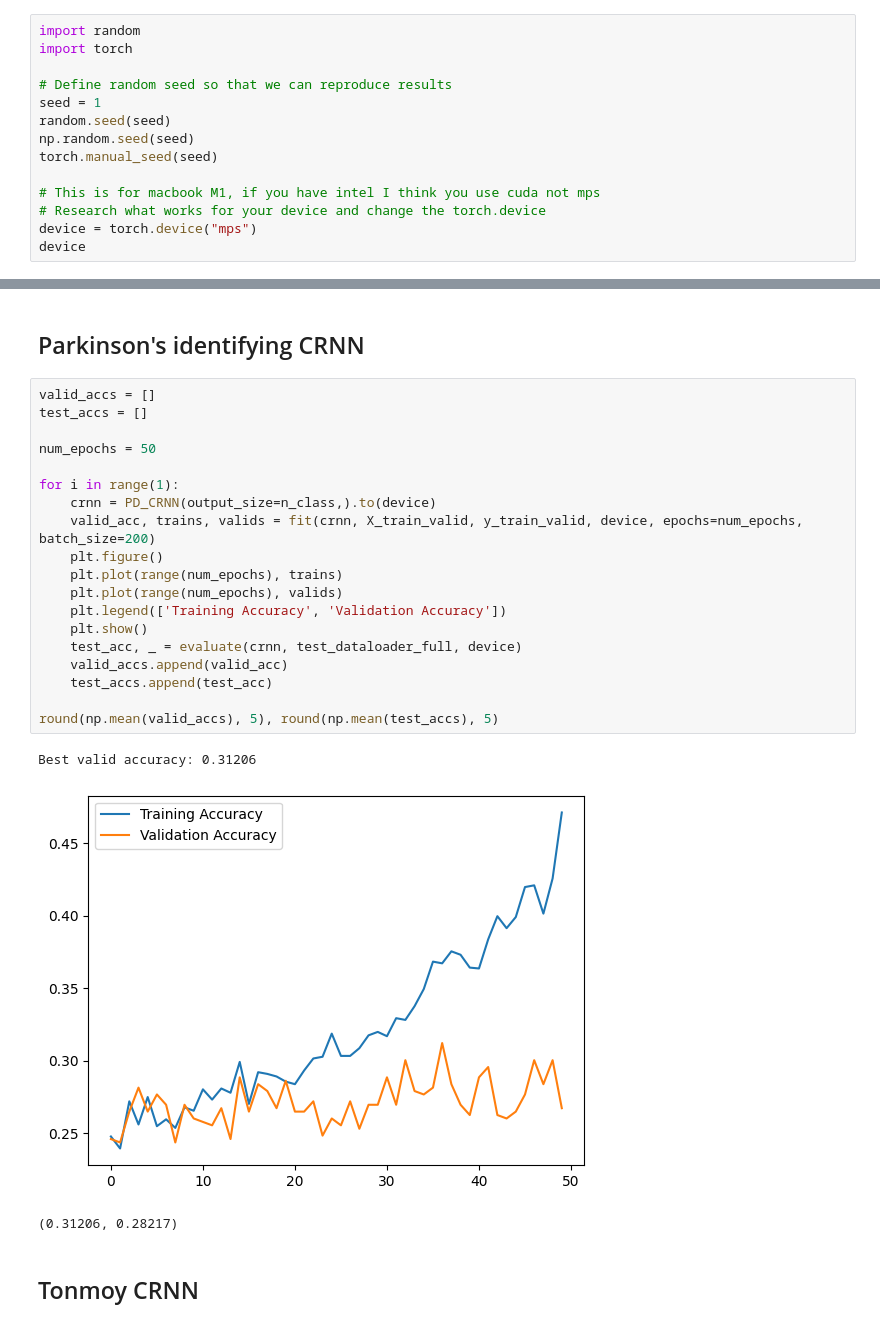
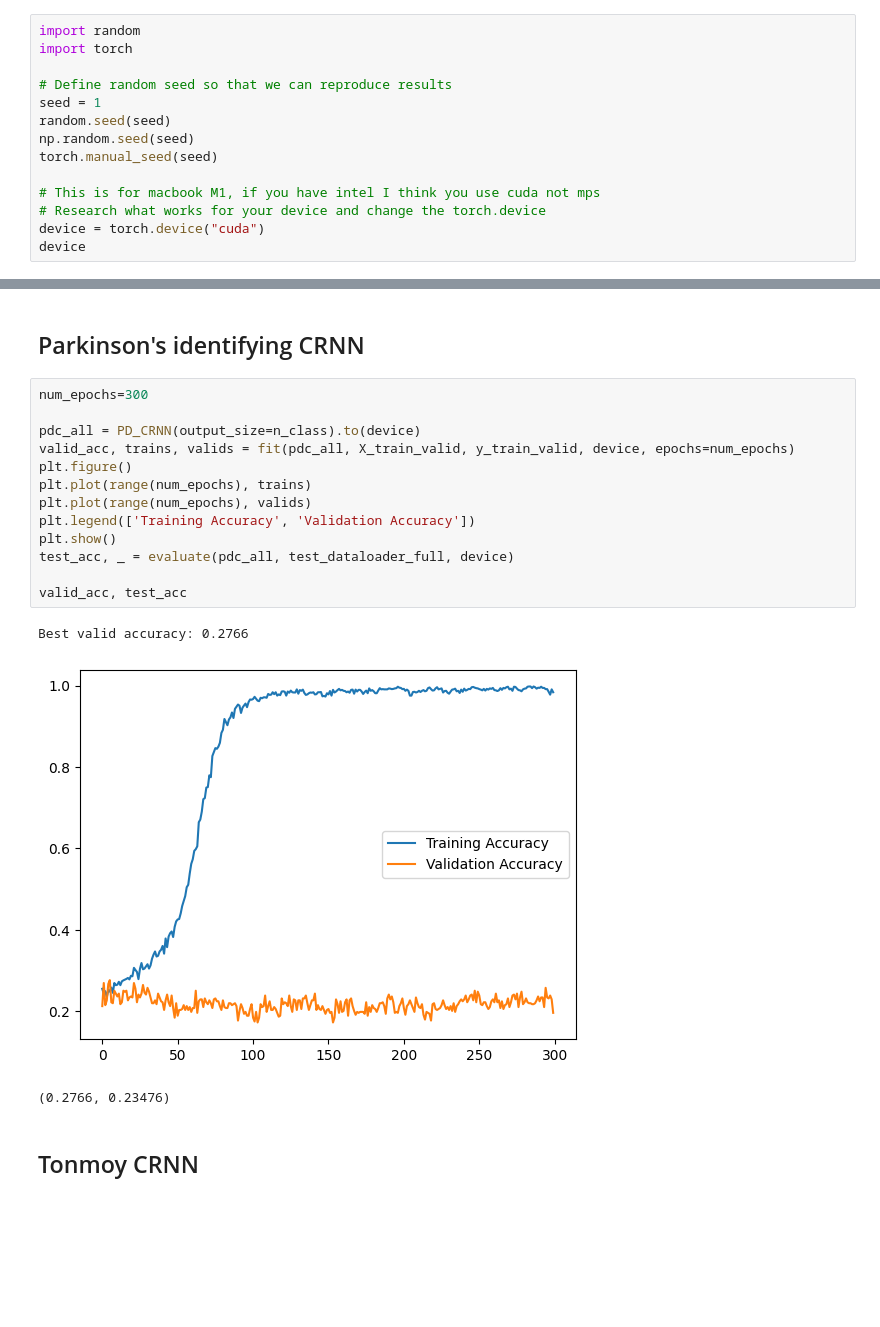
Before and after one commit to TurnerKaminski/ECE147-Final-Project, a Jupyter notebook: main.ipynb, the cells around one changed output, grey strips where cells are left out. Saved outputs shown, nothing was run; the diff lists cells and outputs as text; blank space fills up the shorter version.

```diff
--- a/main.ipynb
+++ b/main.ipynb
@@ -47,6 +50,6 @@ torch.manual_seed(seed)
 
 # This is for macbook M1, if you have intel I think you use cuda not mps
 # Research what works for your device and change the torch.device
-device = torch.device("mps")
+device = torch.device("cuda")
 device
 # %% [output]
@@ -341,28 +336,22 @@ round(np.mean(valid_accs), 5), round(np.mean(test_accs), 5)
 # %% [markdown]
 ## Parkinson's identifying CRNN
 # %%
-valid_accs = []
-test_accs = []
+num_epochs=300
 
-num_epochs = 50
+pdc_all = PD_CRNN(output_size=n_class).to(device)
+valid_acc, trains, valids = fit(pdc_all, X_train_valid, y_train_valid, device, epochs=num_epochs)
+plt.figure()
+plt.plot(range(num_epochs), trains)
+plt.plot(range(num_epochs), valids)
+plt.legend(['Training Accuracy', 'Validation Accuracy'])
+plt.show()
+test_acc, _ = evaluate(pdc_all, test_dataloader_full, device)
 
-for i in range(1):
-    crnn = PD_CRNN(output_size=n_class,).to(device)
-    valid_acc, trains, valids = fit(crnn, X_train_valid, y_train_valid, device, epochs=num_epochs, batch_size=200)
-    plt.figure()
-    plt.plot(range(num_epochs), trains)
-    plt.plot(range(num_epochs), valids)
-    plt.legend(['Training Accuracy', 'Validation Accuracy'])
-    plt.show()
-    test_acc, _ = evaluate(crnn, test_dataloader_full, device)
-    valid_accs.append(valid_acc)
-    test_accs.append(test_acc)
-
-round(np.mean(valid_accs), 5), round(np.mean(test_accs), 5)
+valid_acc, test_acc
 # %% [output]
-Best valid accuracy: 0.31206
+Best valid accuracy: 0.2766
-[figure, old version]
+[figure, new version]
-(0.31206, 0.28217)
+(0.2766, 0.23476)
 # %% [markdown]
 ## Tonmoy CRNN
 # %%
```
Also changed, not shown: parts of 32 cells of this notebook, 5 other files.
